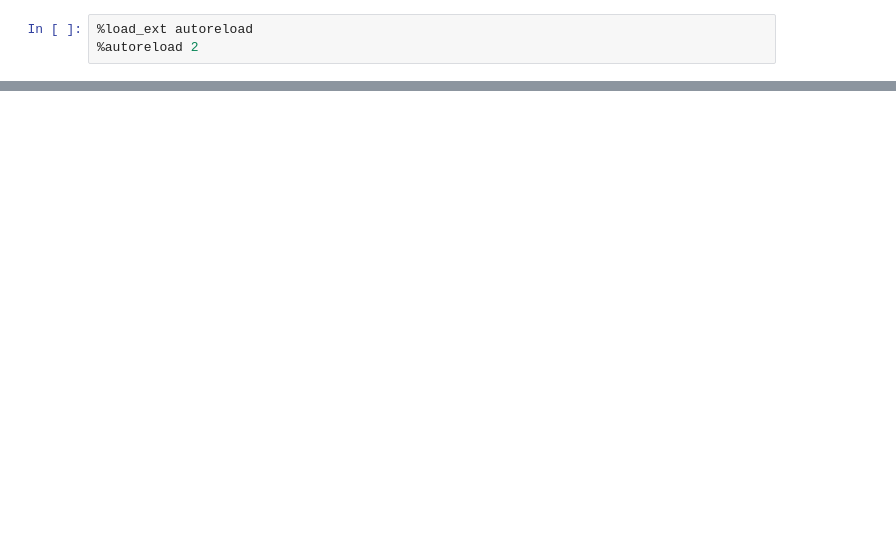
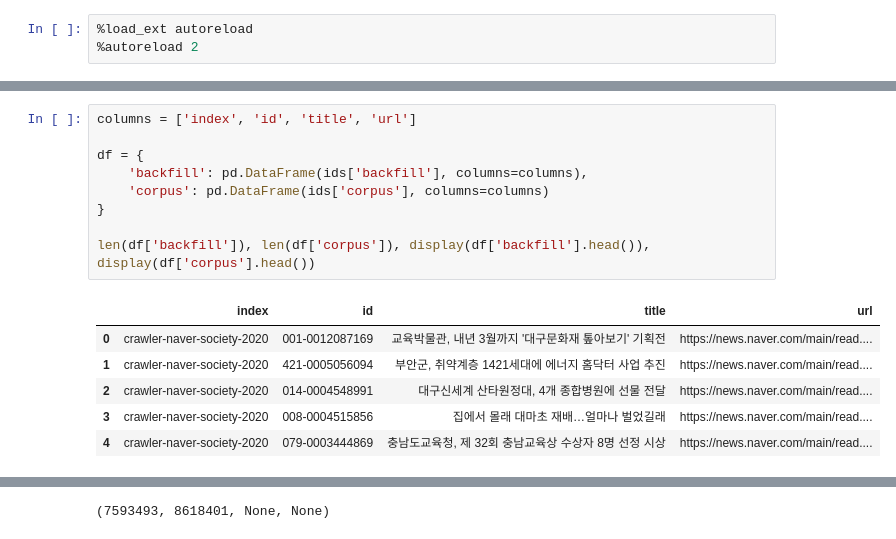
Before and after one commit to ejpark78/nlp-utils, a Jupyter notebook: notebook/corpus-size.ipynb, the cells around one changed output, grey strips where cells are left out. Saved outputs shown, nothing was run; the diff lists cells and outputs as text; blank space fills up the shorter version.

```diff
--- a/notebook/corpus-size.ipynb
+++ b/notebook/corpus-size.ipynb
@@ -129,0 +60,16 @@ etc: 4,705,820
+# %%
+columns = ['index', 'id', 'title', 'url']
+
+df = {
+    'backfill': pd.DataFrame(ids['backfill'], columns=columns),
+    'corpus': pd.DataFrame(ids['corpus'], columns=columns)
+}
+
+len(df['backfill']), len(df['corpus']), display(df['backfill'].head()), display(df['corpus'].head())
+# %% [output]
+|  | index | id | title | url |
+| 0 | crawler-naver-society-2020 | 001-0012087169 | 교육박물관, 내년 3월까지 '대구문화재 톺아보기' 기획전 | https://news.naver.com/main/read.... |
+| 1 | crawler-naver-society-2020 | 421-0005056094 | 부안군, 취약계층 1421세대에 에너지 홈닥터 사업 추진 | https://news.naver.com/main/read.... |
+| 2 | crawler-naver-society-2020 | 014-0004548991 | 대구신세계 산타원정대, 4개 종합병원에 선물 전달 | https://news.naver.com/main/read.... |
+| 3 | crawler-naver-society-2020 | 008-0004515856 | 집에서 몰래 대마초 재배…얼마나 벌었길래 | https://news.naver.com/main/read.... |
+| 4 | crawler-naver-society-2020 | 079-0003444869 | 충남도교육청, 제 32회 충남교육상 수상자 8명 선정 시상 | https://news.naver.com/main/read.... |
@@ -129,0 +82 @@ etc: 4,705,820
+(7593493, 8618401, None, None)
```
Also changed, not shown: parts of 26 cells of this notebook, 9 other files.
